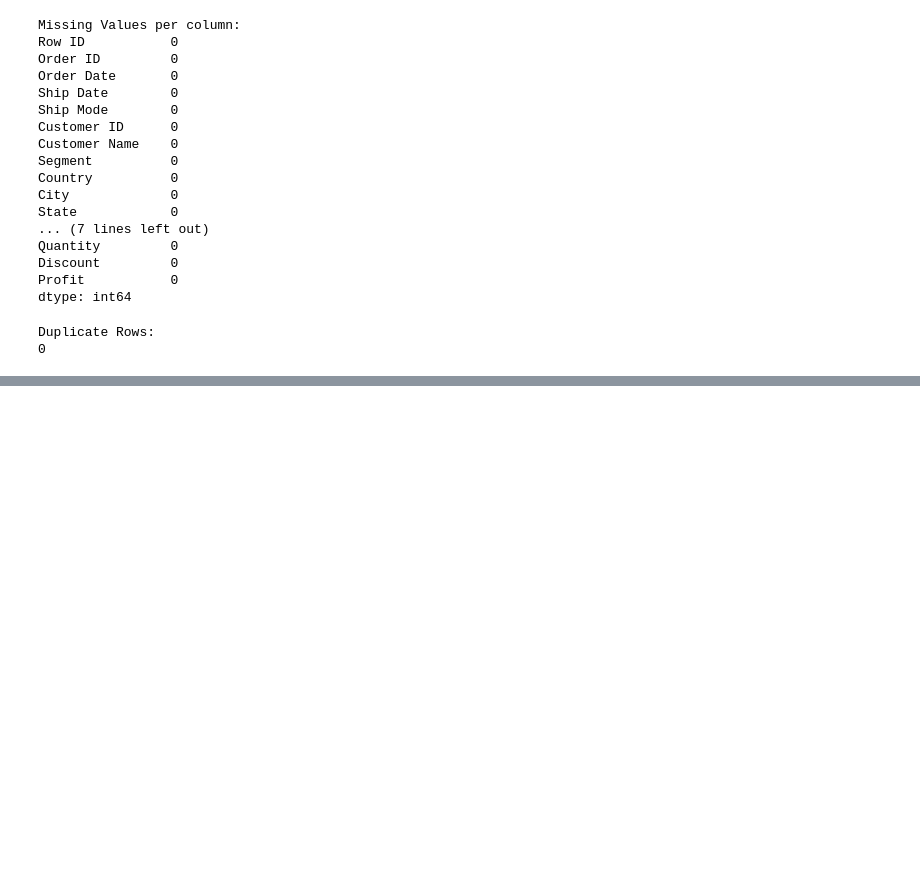
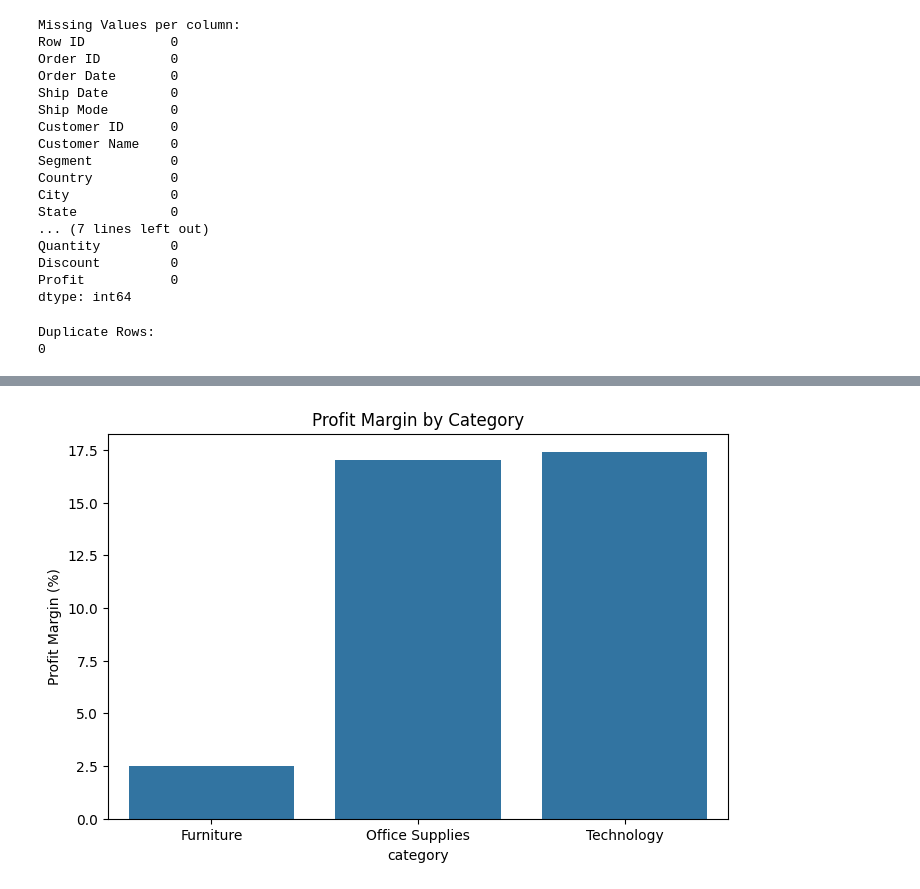
Before and after one commit to eyaH5/superstore-analysis, a Jupyter notebook: notebooks/superstore_analysis.ipynb, the cells around one changed output, grey strips where cells are left out. Drawn from its saved outputs; the diff is of its cells as text; code cells hidden in the pictures; blank space fills up the shorter version.

```diff
--- a/notebooks/superstore_analysis.ipynb
+++ b/notebooks/superstore_analysis.ipynb
@@ -73,3 +84,7 @@ print(df.duplicated().sum())
 # %% [output]
 Duplicate Rows:
 0
+# %%
+# Rename columns to snake_case
+df.columns= df.columns.str.strip().str.lower().str.replace(' ', '_')
+df.head()
@@ -75,0 +99,7 @@ Duplicate Rows:
+# %%
+# Convert order_date and ship_date to datetime
+df['order_date'] = pd.to_datetime(df['order_date'])
+df['ship_date'] = pd.to_datetime(df['ship_date'])
+# %%
+# Create a new column 'Profit_Margin'
+df['profit_margin'] = np.where(df['sales'] > 0,  df['profit'] / df['sales'] * 100,  np.nan   )
@@ -75,0 +109,11 @@ Duplicate Rows:
+# %%
+# Group by Category and calculate total Sales & Profit
+category_summary = df.groupby('category').agg({
+    "sales" : "sum",
+    "profit" : "sum"
+    })
+
+# Add a Profit Margin column
+category_summary["Profit Margin"] = category_summary["profit"] / category_summary["sales"] * 100
+
+category_summary.head()
@@ -75,0 +126,9 @@ Duplicate Rows:
+# %%
+# Visualization #1: Profit Margin by Category
+plt.figure(figsize=(8,5))
+sns.barplot(x=category_summary.index, y=category_summary["Profit Margin"])
+plt.title("Profit Margin by Category")
+plt.ylabel("Profit Margin (%)")
+plt.show()
+# %% [output]
+[figure, added]
```
Also changed, not shown: parts of 16 cells of this notebook.
